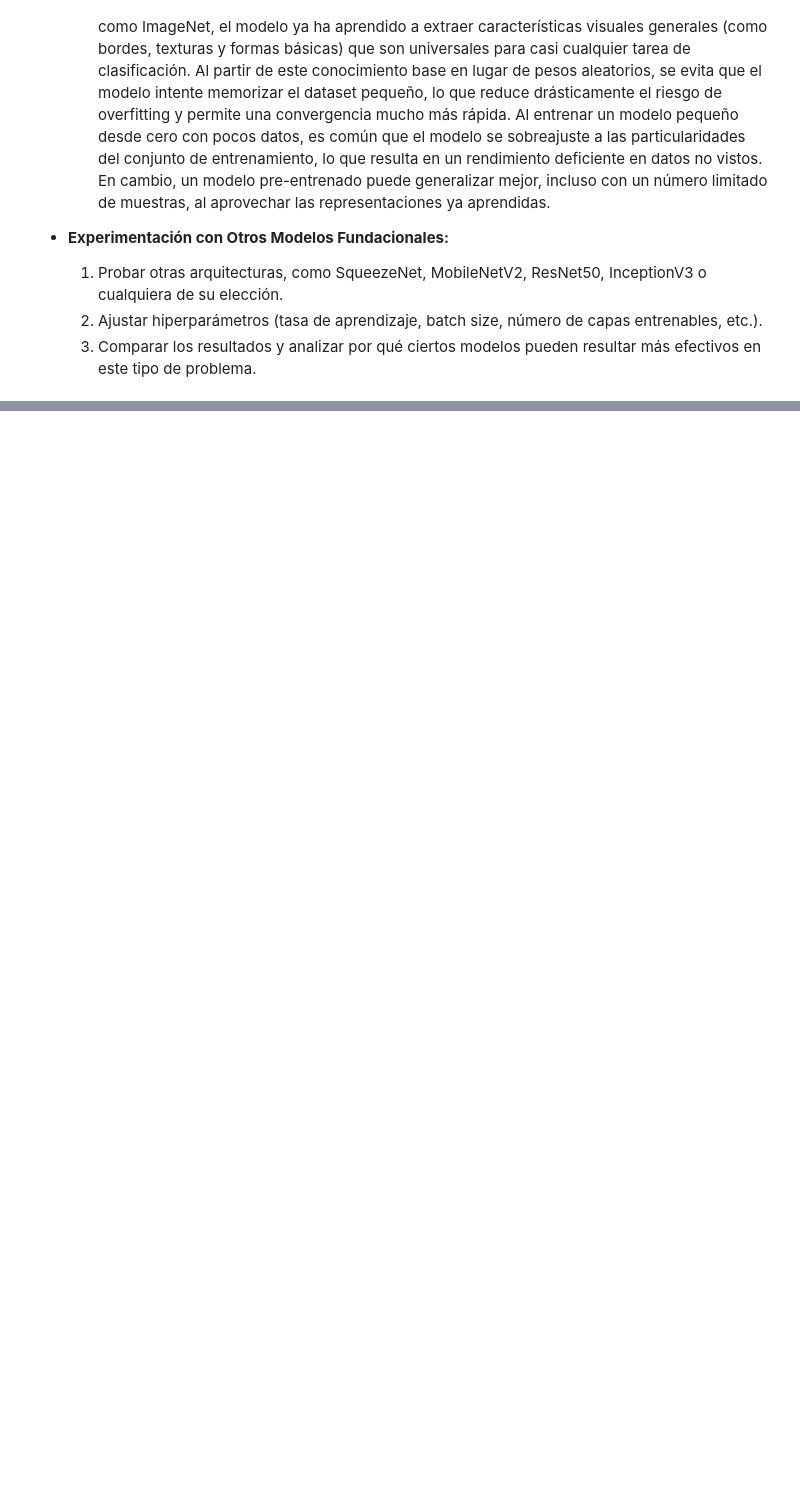
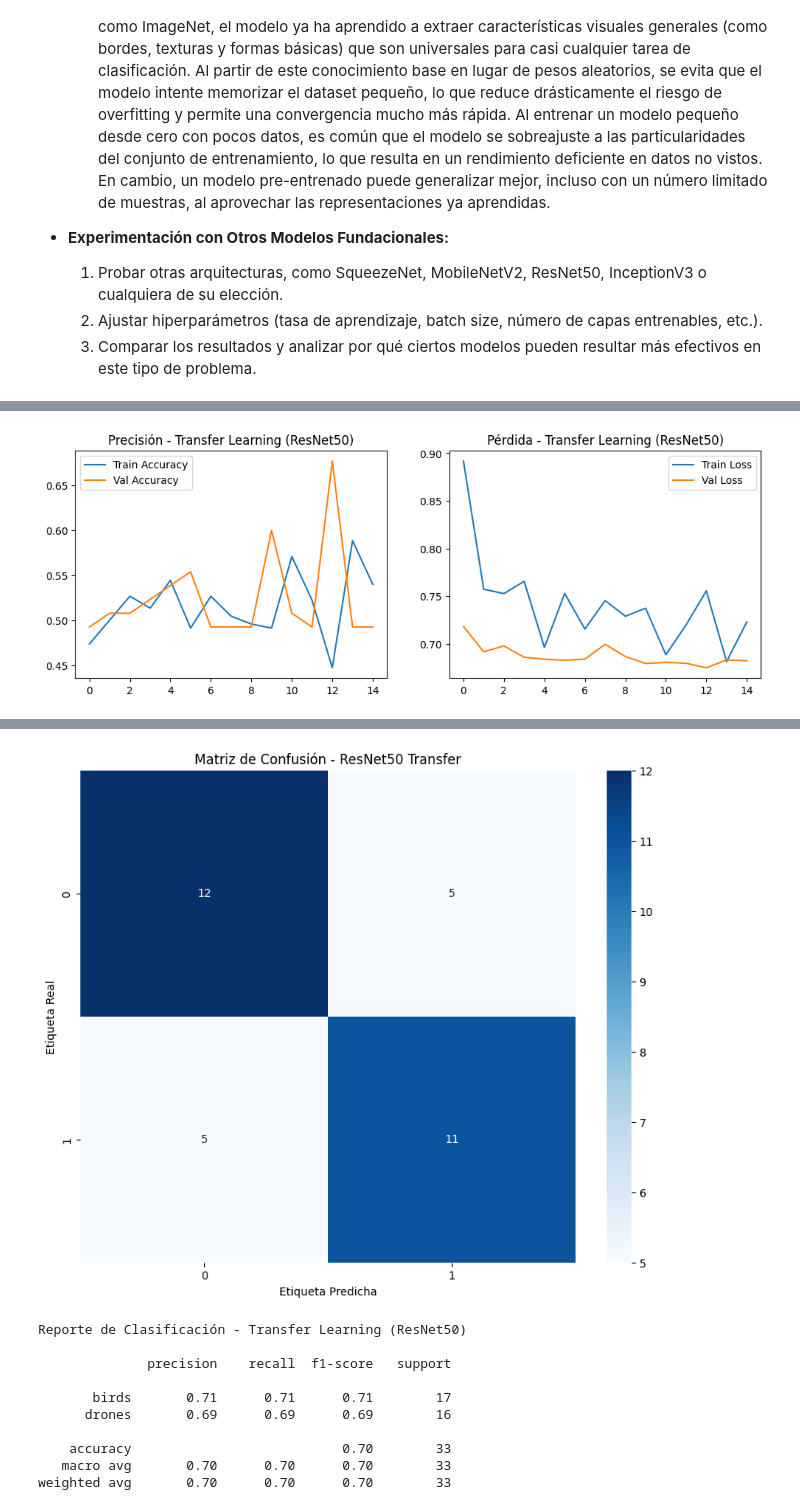
Before and after one commit to EstefaniaLaverde/Vision-por-computadora-MISIS-202601, a Jupyter notebook: Taller9/MISIS4825_Laboratorio08_Taller.ipynb, the cells around one changed output, grey strips where cells are left out. Saved outputs shown, nothing was run; the diff lists cells and outputs as text; code cells hidden in the pictures; blank space fills up the shorter version.

```diff
--- a/Taller9/MISIS4825_Laboratorio08_Taller.ipynb
+++ b/Taller9/MISIS4825_Laboratorio08_Taller.ipynb
@@ -546,0 +815,47 @@ Las siguientes preguntas constituyen el entregable de esta sección. La idea es
+# %%
+from sklearn.metrics import confusion_matrix, classification_report
+from tensorflow.keras.models import load_model
+
+# Graficar la historia de entrenamiento
+acc_resnet = history_resnet.history['accuracy']
+val_acc_resnet = history_resnet.history['val_accuracy']
+loss_resnet = history_resnet.history['loss']
+val_loss_resnet = history_resnet.history['val_loss']
+epochs_range_resnet = range(len(acc_resnet))
+
+plt.figure(figsize=(12, 4))
+plt.subplot(1, 2, 1)
+plt.plot(epochs_range_resnet, acc_resnet, label='Train Accuracy')
+plt.plot(epochs_range_resnet, val_acc_resnet, label='Val Accuracy')
+plt.legend()
+plt.title('Precisión - Transfer Learning (ResNet50)')
+
+plt.subplot(1, 2, 2)
+plt.plot(epochs_range_resnet, loss_resnet, label='Train Loss')
+plt.plot(epochs_range_resnet, val_loss_resnet, label='Val Loss')
+plt.legend()
+plt.title('Pérdida - Transfer Learning (ResNet50)')
+plt.show()
+
+# Cargar el mejor modelo y evaluar
+best_resnet_model = load_model('best_model_resnet.keras')
+test_gen.reset()
+preds_resnet = best_resnet_model.predict(test_gen, verbose=1)
+y_pred_resnet = np.argmax(preds_resnet, axis=1)
+
+# Extraer etiquetas reales
+y_true = test_gen.classes
+
+cm_resnet = confusion_matrix(y_true, y_pred_resnet)
+plt.figure(figsize=(10, 8))
+sns.heatmap(cm_resnet, annot=True, fmt='d', cmap=plt.cm.Blues)
+plt.title('Matriz de Confusión - ResNet50 Transfer')
+plt.ylabel('Etiqueta Real')
+plt.xlabel('Etiqueta Predicha')
+plt.show()
+
+print("Reporte de Clasificación - Transfer Learning (ResNet50)")
+print()
+print(classification_report(y_true, y_pred_resnet, target_names=labels_map, zero_division=0))
+# %% [output]
+[figure, added]
@@ -546,0 +863,11 @@ Las siguientes preguntas constituyen el entregable de esta sección. La idea es
+[figure, added]
+Reporte de Clasificación - Transfer Learning (ResNet50)
+
+              precision    recall  f1-score   support
+
+       birds       0.71      0.71      0.71        17
+      drones       0.69      0.69      0.69        16
+
+    accuracy                           0.70        33
+   macro avg       0.70      0.70      0.70        33
+weighted avg       0.70      0.70      0.70        33
```
Also changed, not shown: parts of 21 cells of this notebook.
